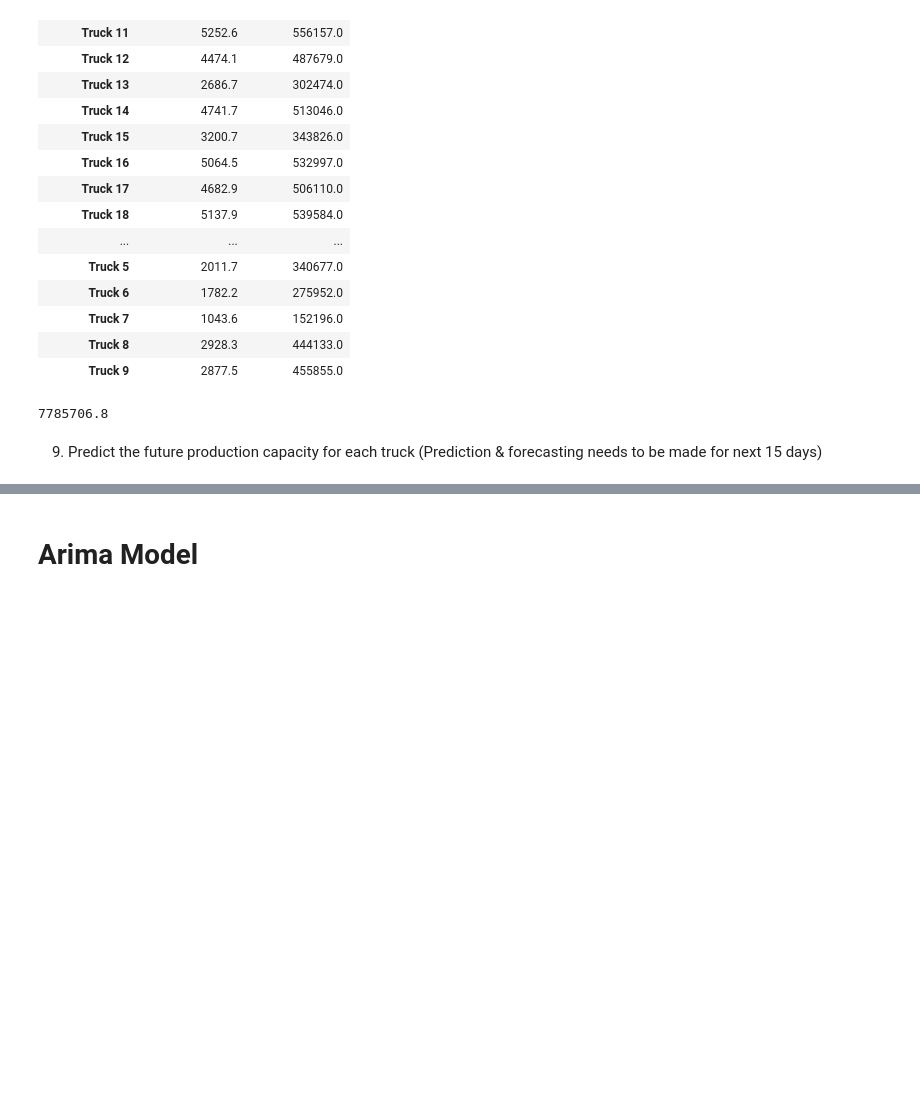
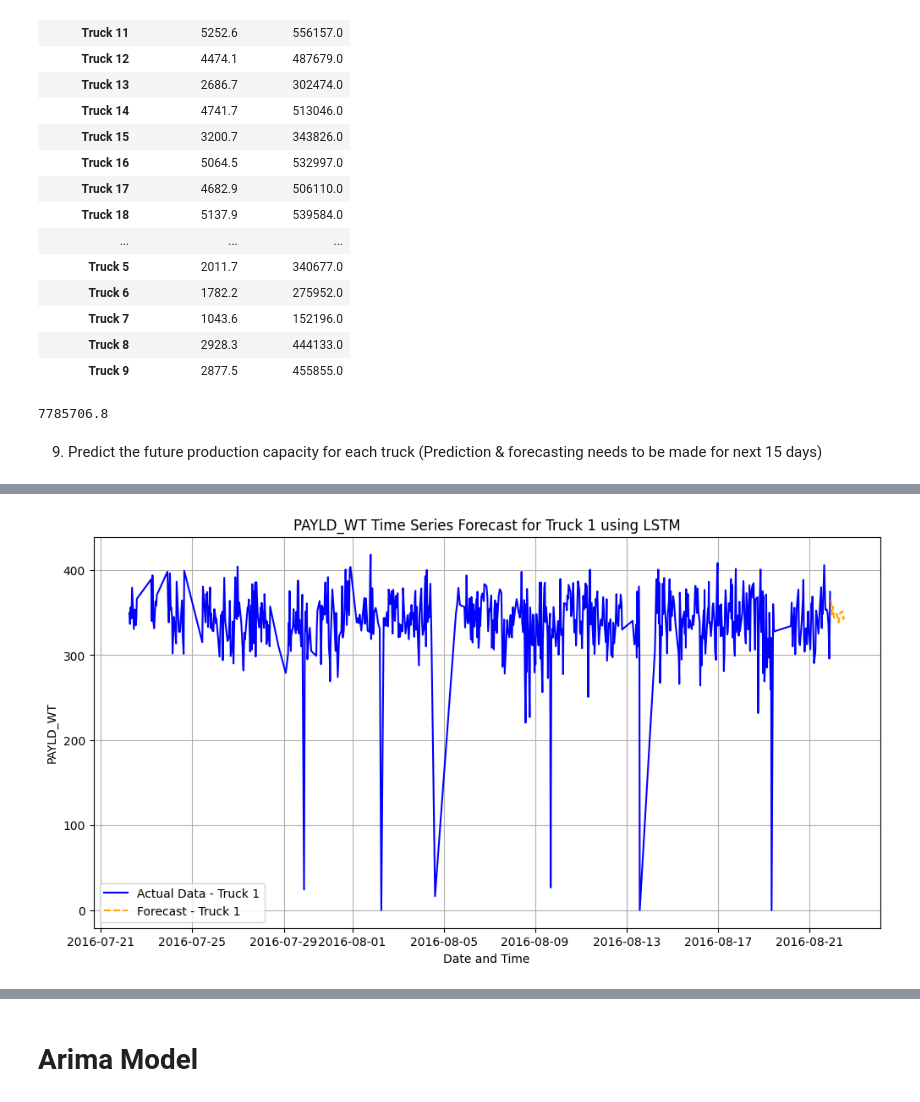
Before and after one commit to Jayravalcode/Jayravalcode.github.io, a Jupyter notebook: Cerebulb_Data_Science_Task_1.ipynb, the cells around one changed output, grey strips where cells are left out. Saved outputs shown, nothing was run; the diff lists cells and outputs as text; code cells hidden in the pictures; blank space fills up the shorter version.

```diff
--- a/Cerebulb_Data_Science_Task_1.ipynb
+++ b/Cerebulb_Data_Science_Task_1.ipynb
@@ -449,0 +589,85 @@ Total_distance
+# %%
+import numpy as np
+import pandas as pd
+import matplotlib.pyplot as plt
+from sklearn.preprocessing import MinMaxScaler
+from keras.models import Sequential
+from keras.layers import LSTM, Dense
+from sklearn.metrics import mean_squared_error
+
+# Assuming df3 is your concatenated DataFrame
+df3['DateTime'] = pd.to_datetime(df3['OCUR_TS Date'] + ' ' + df3['OCUR_TS Time'], format="%d-%b-%y %I.%M.%S.%f %p")
+df3.set_index('DateTime', inplace=True)
+
+# Get the list of unique trucks
+unique_trucks = df3['MACH_SER_NO'].unique()
+
+# LSTM model parameters
+look_back = 100
+epochs = 100
+batch_size = 50
+forecast_steps = 15
+
+all_forecasts = []
+
+for truck_name in unique_trucks:
+    try:
+        truck_data = df3[df3['MACH_SER_NO'] == truck_name]
+
+        # Normalize numerical data
+        scaler = MinMaxScaler(feature_range=(0, 1))
+        normalized_data = scaler.fit_transform(truck_data[['PAYLD_WT']])
+
+        # Prepare data for LSTM
+        X, y = [], []
+        for i in range(len(normalized_data) - look_back):
+            X.append(normalized_data[i:(i + look_back), 0])
+            y.append(normalized_data[i + look_back, 0])
+
+        X, y = np.array(X), np.array(y)
+
+        # Reshape input data for LSTM
+        X = np.reshape(X, (X.shape[0], 1, X.shape[1]))
+
+        # Build LSTM model
+        model = Sequential()
+        model.add(LSTM(50, input_shape=(X.shape[1], X.shape[2])))
+        model.add(Dense(1))
+        model.compile(optimizer='adam', loss='mean_squared_error')
+
+        # Train the model
+        model.fit(X, y, epochs=epochs, batch_size=batch_size, verbose=0)
+
+        # Forecast future values
+        forecast_values = []
+        for _ in range(forecast_steps):
+            X_future = np.reshape(normalized_data[-look_back:, 0], (1, 1, look_back))
+            prediction = model.predict(X_future)
+            normalized_data = np.append(normalized_data, prediction, axis=0)
+            forecast_values.append(prediction[0, 0])
+
+        # Inverse transform to get the original scale
+        forecast_values = scaler.inverse_transform(np.array(forecast_values).reshape(-1, 1))
+
+        # Create datetime index for forecasted values
+        forecast_index = pd.date_range(truck_data.index[-1], periods=forecast_steps + 1, freq='H')[1:]
+
+        # Plot the results (commented out for faster processing)
+        plt.figure(figsize=(12, 6))
+        plt.plot(truck_data.index, truck_data['PAYLD_WT'], label=f'Actual Data - {truck_name}', color='blue')
+        plt.plot(forecast_index, forecast_values, label=f'Forecast - {truck_name}', linestyle='dashed', color='orange')
+        plt.title(f'PAYLD_WT Time Series Forecast for {truck_name} using LSTM')
+        plt.xlabel('Date and Time')
+        plt.ylabel('PAYLD_WT')
+        plt.legend()
+        plt.grid(True)
+        plt.show()
+
+        # Store the forecasted values
+        all_forecasts.append((truck_name, forecast_values))
+
+    except Exception as e:
+        print(f'Error processing {truck_name}: {str(e)}')
+
+# You can use the 'all_forecasts' list to access the forecasted values for each truck.
+# %% [output]
@@ -449,0 +689 @@ Total_distance
+[figure, added]
```
Also changed, not shown: parts of 14 cells of this notebook.
